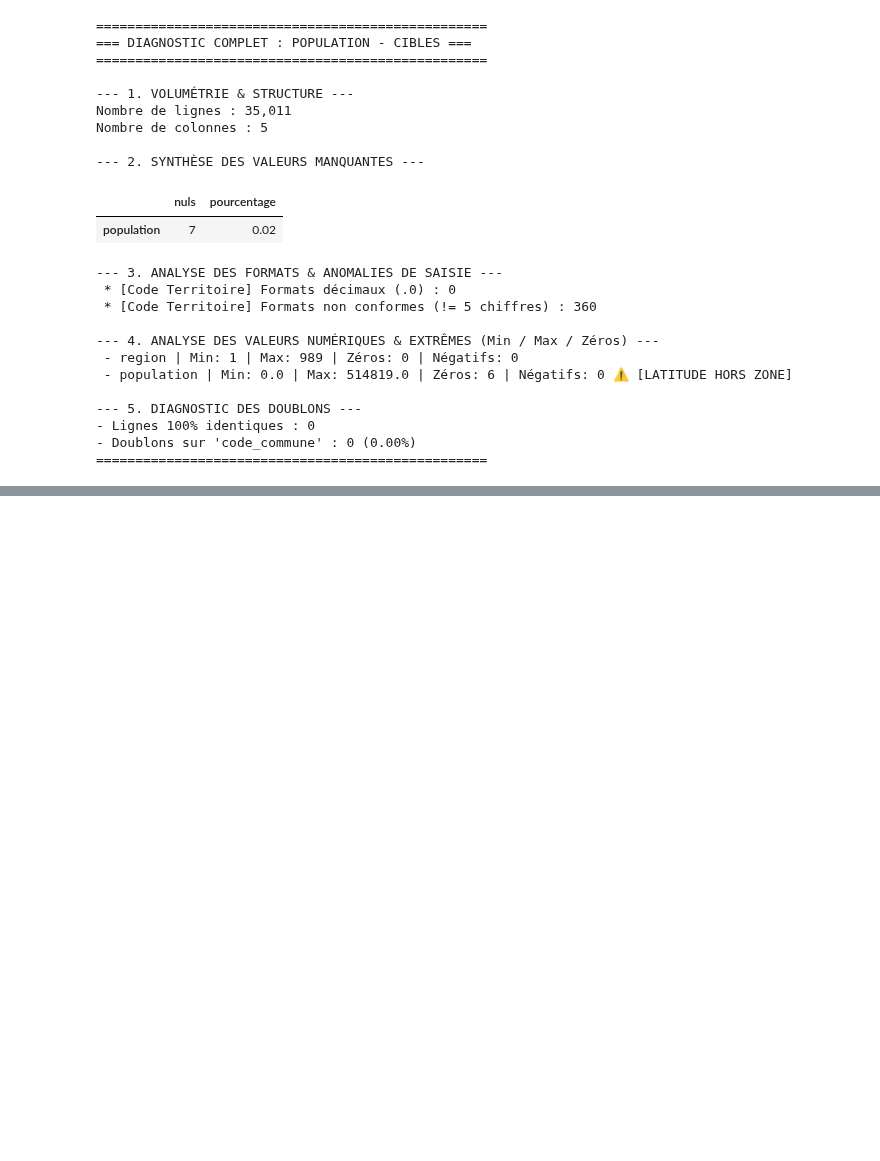
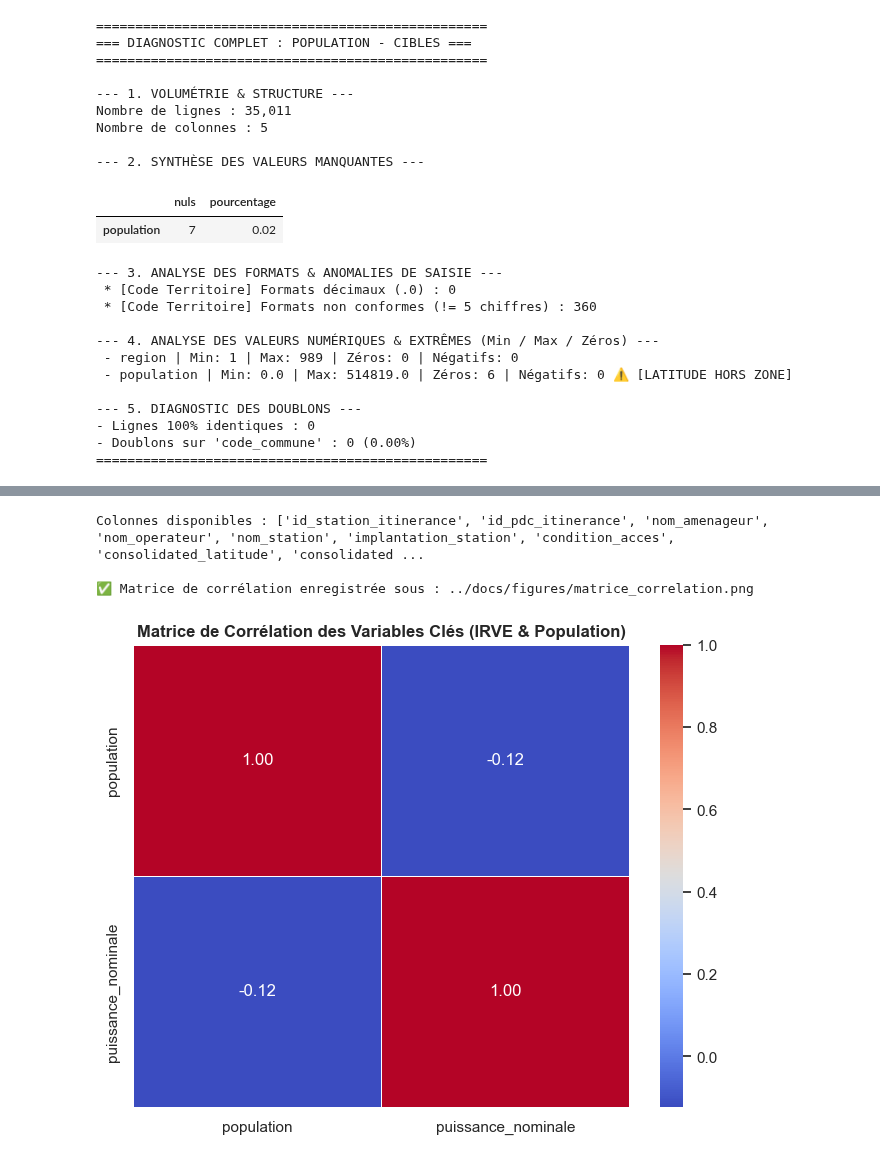
Before and after one commit to CharmelleG/irve-bornes-recharge-ml_Charmelle, a Jupyter notebook: src/01_eda_cleaning.ipynb, the cells around one changed output, grey strips where cells are left out. Drawn from its saved outputs; the diff is of its cells as text; code cells hidden in the pictures; blank space fills up the shorter version.

```diff
--- a/src/01_eda_cleaning.ipynb
+++ b/src/01_eda_cleaning.ipynb
@@ -866,3 +1117,56 @@ display(df_merged.head())
+# %%
+# Corrélation IRVE -population
+
+import os
+import matplotlib.pyplot as plt
+import numpy as np
+import pandas as pd
+import seaborn as sns
+
+# Création du dossier de figures
+os.makedirs("../docs/figures", exist_ok=True)
+
+# 1. Chargement du dataset
+df_enriched = pd.read_csv(
+    "../data/processed/dataset_irve_pop.csv", low_memory=False
+)
+
+print("Colonnes disponibles :", df_enriched.columns.tolist())
+
+# 2. Sélectionner uniquement des colonnes numériques pertinentes existantes
+# On s'assure d'utiliser les variables quantitatives (population, puissance_nominale, etc.)
+cols_to_correlate = ["population", "puissance_nominale"]
+
+
+if "nb_pdc" in df_enriched.columns:
+  cols_to_correlate.append("nb_pdc")
+
+df_subset = df_enriched[cols_to_correlate].dropna()
+
+# 3. Calcul de la matrice de corrélation de Pearson
+corr_matrix = df_subset.corr()
+
+# 4. Tracé de la heatmap
+plt.figure(figsize=(8, 6))
+sns.heatmap(
+    corr_matrix, annot=True, cmap="coolwarm", fmt=".2f", linewidths=0.5
+)
+plt.title(
+    "Matrice de Corrélation des Variables Clés (IRVE & Population)",
+    fontsize=12,
+    fontweight="bold",
+)
+
+# Enregistrement
+output_path = "../docs/figures/matrice_correlation.png"
+plt.savefig(output_path, dpi=300, bbox_inches="tight")
+print(f"\n✅ Matrice de corrélation enregistrée sous : {output_path}")
+plt.show()
+# %% [output]
+Colonnes disponibles : ['id_station_itinerance', 'id_pdc_itinerance', 'nom_amenageur', 'nom_operateur', 'nom_station', 'implantation_station', 'condition_acces', 'consolidated_latitude', 'consolidated ...
+
+✅ Matrice de corrélation enregistrée sous : ../docs/figures/matrice_correlation.png
+[figure, added]
 # %%
 # Analyser la concentration territoriale
 # 1. Nombre d'acteurs différents par département
```
Also changed, not shown: parts of 9 cells of this notebook, 7 other files.
